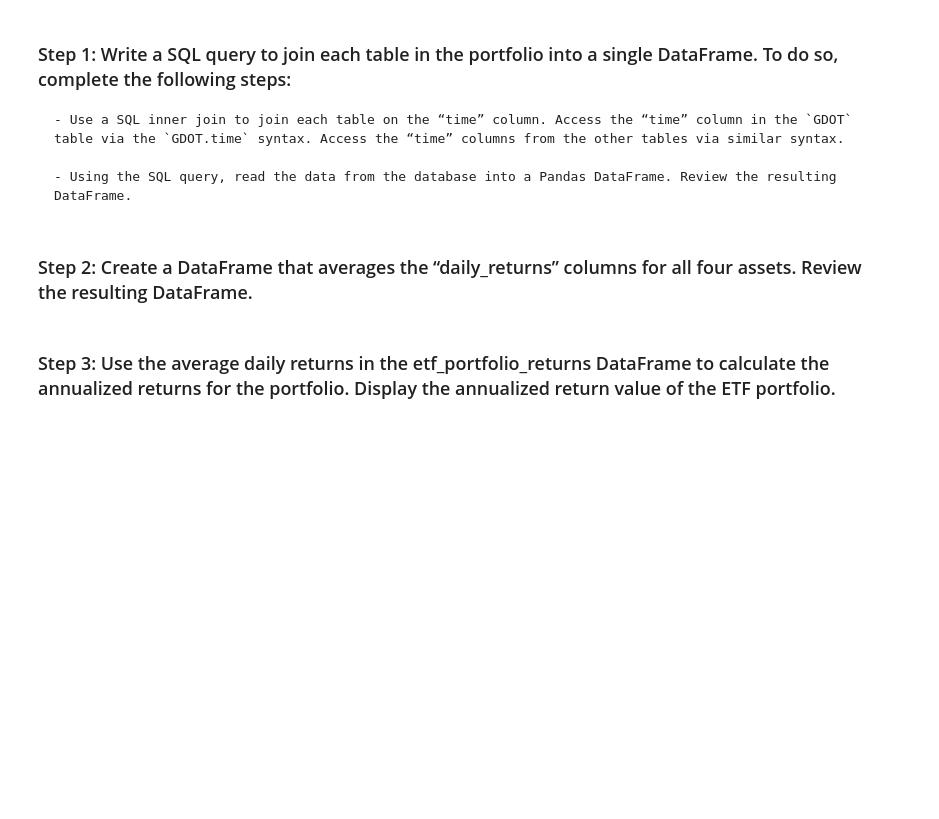
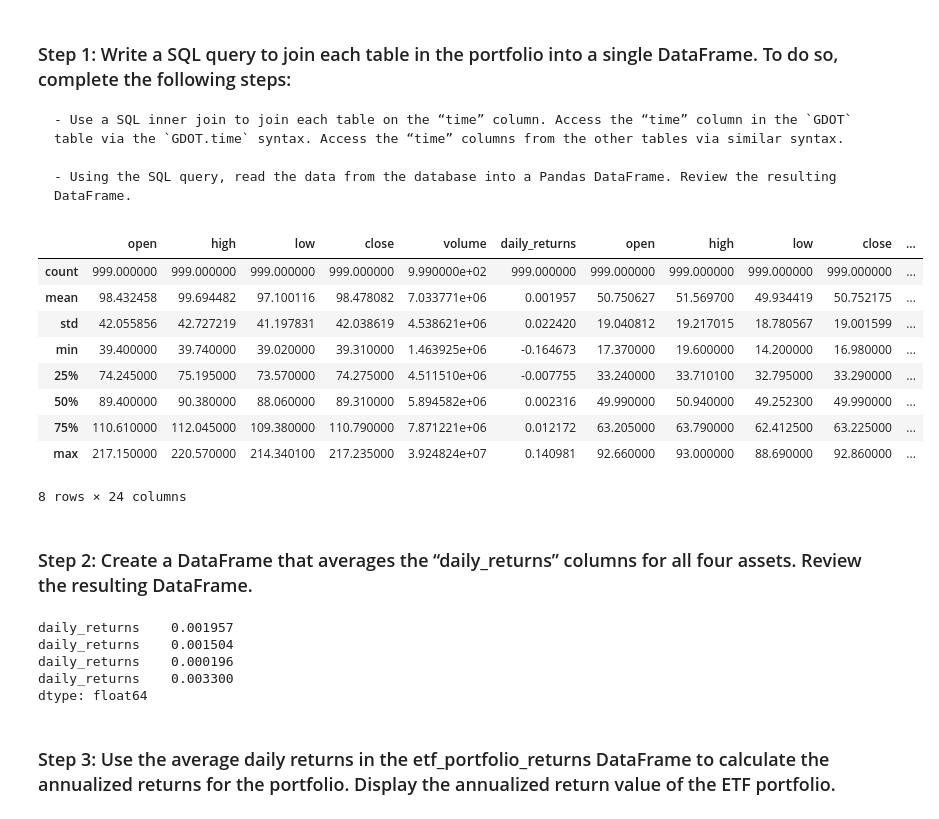
Before and after one commit to AquibaB/Financial-DB-SQL, a Jupyter notebook: etf_analyzer.ipynb, the cells around one changed output. Saved outputs shown, nothing was run; the diff lists cells and outputs as text; code cells hidden in the pictures; blank space fills up the shorter version.

Commit message:
join tables and mean returns

```diff
--- a/etf_analyzer.ipynb
+++ b/etf_analyzer.ipynb
@@ -354,21 +354,46 @@ Complete the following steps:
 # %%
 # Wreate a SQL query to join each table in the portfolio into a single DataFrame
 # Use the time column from each table as the basis for the join
-query = # YOUR CODE HERE
+query = """
+SELECT *
+FROM PYPL
+INNER JOIN GDOT ON PYPL.time = GDOT.time
+INNER JOIN GS ON PYPL.time = GS.time
+INNER JOIN SQ ON PYPL.time = SQ.time
+"""
 
 # Using the query, read the data from the database into a Pandas DataFrame
-etf_portfolio = # YOUR CODE HERE
+etf_portfolio = pd.read_sql_query(query, con=engine)
 
 # Review the resulting DataFrame
 # YOUR CODE HERE
+etf_portfolio.describe()
+# %% [output]
+|  | open | high | low | close | volume | daily_returns | open | high | low | close | ... |
+| count | 999.000000 | 999.000000 | 999.000000 | 999.000000 | 9.990000e+02 | 999.000000 | 999.000000 | 999.000000 | 999.000000 | 999.000000 | ... |
+| mean | 98.432458 | 99.694482 | 97.100116 | 98.478082 | 7.033771e+06 | 0.001957 | 50.750627 | 51.569700 | 49.934419 | 50.752175 | ... |
+| std | 42.055856 | 42.727219 | 41.197831 | 42.038619 | 4.538621e+06 | 0.022420 | 19.040812 | 19.217015 | 18.780567 | 19.001599 | ... |
+| min | 39.400000 | 39.740000 | 39.020000 | 39.310000 | 1.463925e+06 | -0.164673 | 17.370000 | 19.600000 | 14.200000 | 16.980000 | ... |
+| 25% | 74.245000 | 75.195000 | 73.570000 | 74.275000 | 4.511510e+06 | -0.007755 | 33.240000 | 33.710100 | 32.795000 | 33.290000 | ... |
+| 50% | 89.400000 | 90.380000 | 88.060000 | 89.310000 | 5.894582e+06 | 0.002316 | 49.990000 | 50.940000 | 49.252300 | 49.990000 | ... |
+| 75% | 110.610000 | 112.045000 | 109.380000 | 110.790000 | 7.871221e+06 | 0.012172 | 63.205000 | 63.790000 | 62.412500 | 63.225000 | ... |
+| max | 217.150000 | 220.570000 | 214.340100 | 217.235000 | 3.924824e+07 | 0.140981 | 92.660000 | 93.000000 | 88.690000 | 92.860000 | ... |
+8 rows × 24 columns
 # %% [markdown]
 ### Step 2: Create a DataFrame that averages the “daily_returns” columns for all four assets. Review the resulting DataFrame.
 # %%
 # Create a DataFrame that displays the mean value of the “daily_returns” columns for all four assets.
-etf_portfolio_returns = # YOUR CODE HERE
+etf_portfolio_returns = etf_portfolio['daily_returns'].mean()
 
 # Review the resulting DataFrame
 # YOUR CODE HERE
+etf_portfolio_returns
+# %% [output]
+daily_returns    0.001957
+daily_returns    0.001504
+daily_returns    0.000196
+daily_returns    0.003300
+dtype: float64
 # %% [markdown]
 ### Step 3: Use the average daily returns in the etf_portfolio_returns DataFrame to calculate the annualized returns for the portfolio. Display the annualized return value of the ETF portfolio.
 # %%
```
